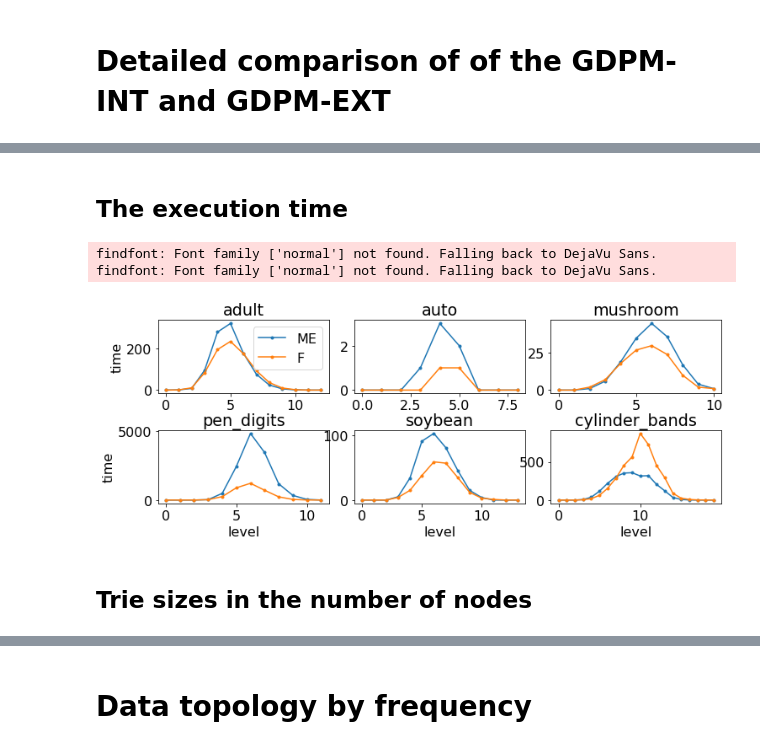
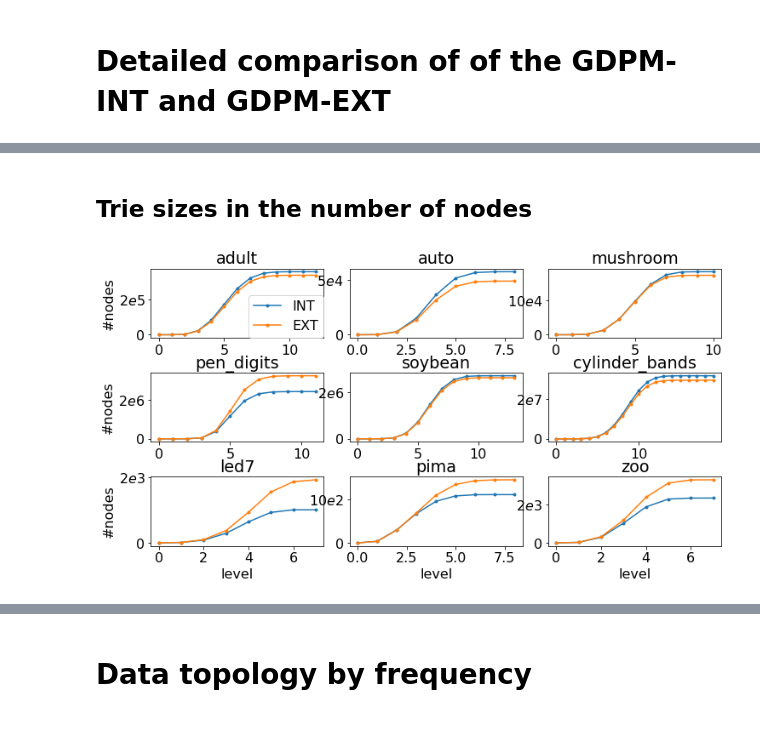
Before and after one commit to makhalova/pattern_mining_tools, a Jupyter notebook: experiments/ML_CS_GDPM/output_for_the_paper.ipynb, the cells around one changed output, grey strips where cells are left out. Saved outputs shown, nothing was run; the diff lists cells and outputs as text; code cells hidden in the pictures.

```diff
--- a/experiments/ML_CS_GDPM/output_for_the_paper.ipynb
+++ b/experiments/ML_CS_GDPM/output_for_the_paper.ipynb
@@ -70,3 +99,5 @@ pd.read_csv('./results/ME_F.csv',index_col=0, sep = ';')
+# %% [markdown]
+## Trie sizes in the number of nodes
 # %%
 def reduce_labels(locs):
     def get_power(v):
@@ -81,36 +112,31 @@ def reduce_labels(locs):
         new_v = int(np.round(v / (10**pw), 0))
         new_labels.append(r'${0}e{1}$'.format(new_v, pw))
     return new_labels
-# %% [markdown]
-## The execution time
 # %%
-data_time_list = ['adult', 'auto',   'mushroom', 'pen_digits', 'soybean','cylinder_bands',] #'nursery'
-n_rows = 2
+data_time_list = ['adult', 'auto',   'mushroom', 'pen_digits', 'soybean','cylinder_bands',] + [ 'led7',  'pima',  'zoo']
+
+n_rows = 3
 n_columns = int((len(data_time_list) + 1)/n_rows)
-fig, axs = plt.subplots(n_rows, n_columns, figsize=(12,4))
+fig, axs = plt.subplots(n_rows, n_columns, figsize=(12,6))
+
 for i, data_name in enumerate(data_time_list):
-    dir_name = data_dir_name  + data_name + '/transformed/closure_structure/dat/'
+    dir_name = data_dir_name + data_name + '/transformed/closure_structure/dat/'
     df_ME = pd.read_csv(dir_name + 'summary_ME.csv', sep = ';', header = None, index_col = 0).T
     df_F = pd.read_csv(dir_name + 'summary_F.csv', sep = ';', header = None, index_col = 0).T
-    axs[int(i/n_columns), i%n_columns].plot(df_ME.level, df_ME.time, label = 'ME', marker = '.')
-    axs[int(i/n_columns), i%n_columns].plot(df_F.level, df_F.time, label = 'F', marker = '.')
+    axs[int(i/n_columns), i%n_columns].plot(df_ME.level, df_ME.n_nodes, label = 'INT', marker = '.')
+    axs[int(i/n_columns), i%n_columns].plot(df_ME.level, df_F.n_nodes, label = 'EXT', marker = '.')
     axs[int(i/n_columns), i%n_columns].set_title(data_name)
-    axs[int(i/n_columns), i%n_columns].set_xlabel('level')
-
-
-for i in range(n_rows):
-    axs[i,0].set_ylabel('time')
+    locs = axs[int(i/n_columns), i%n_columns].get_yticks()
+    new_labels = reduce_labels(locs)
+    axs[int(i/n_columns), i%n_columns].set_yticklabels(['', '0'] + new_labels[2:])
 
 for i in range(n_columns):
-    axs[0,i].set_xlabel('')
+    axs[2, i].set_xlabel('level')
+for i in range(n_rows):
+    axs[i,0].set_ylabel('#nodes')
 
-axs[0,0].legend(loc = 0)
-
+axs[0,0].legend(loc = "lower right", bbox_to_anchor=(0, -0.1, 1.04, 1.5))
 plt.subplots_adjust(wspace=0.15, hspace=0.5)
-fig.savefig('./results/time_me_f.png', transparent = True, bbox_inches='tight',  pad_inches=0.1)
+fig.savefig('./results/nodes_me_f.png', transparent = True, bbox_inches='tight',  pad_inches=0.1)
 # %% [output]
-findfont: Font family ['normal'] not found. Falling back to DejaVu Sans.
-findfont: Font family ['normal'] not found. Falling back to DejaVu Sans.
-[figure, old version]
+[figure, new version]
-# %% [markdown]
-## Trie sizes in the number of nodes
```
Also changed, not shown: parts of 4 cells of this notebook, 7 other files.
